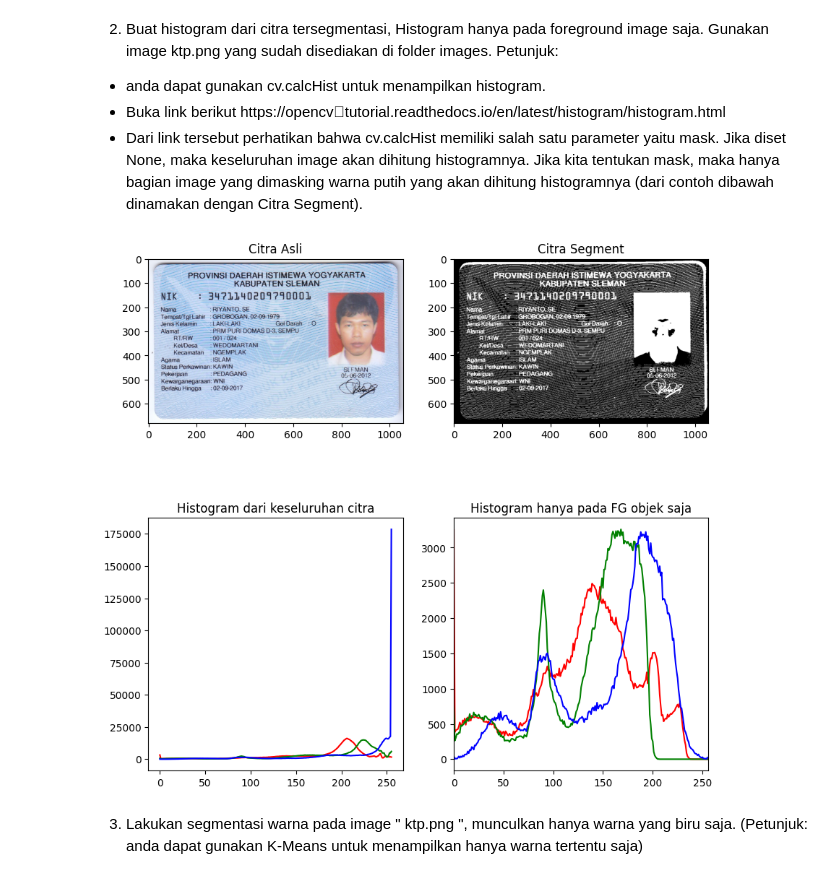
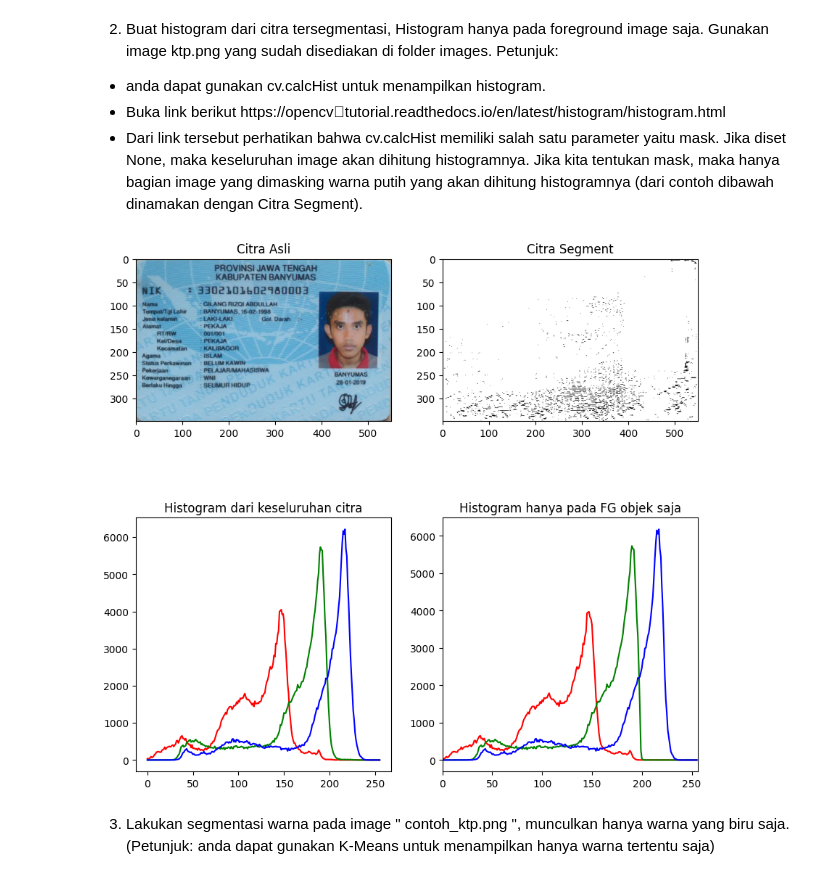
Before and after one commit to hizafioramahardika/PCVK_Genap_2021, a Jupyter notebook: Week10_Hiza.ipynb, the cells around one changed output. Saved outputs shown, nothing was run; the diff lists cells and outputs as text; code cells hidden in the pictures.

```diff
--- a/Week10_Hiza.ipynb
+++ b/Week10_Hiza.ipynb
@@ -97,7 +94,7 @@ image lena_gs_lc2.jpg so that it really looks different between the otsu's resul
 the usual global threshold)
 # %%
 # Dengan Library
-filename = ('/content/drive/MyDrive/Images/lena_gs_lc2.jpg')
+filename = ('/content/drive/MyDrive/PCVK/lena_gs_lc2.jpg')
 img_lgs = cv2.imread(filename, 0)
 blur = cv2.GaussianBlur(img_lgs,(5,5),0)
 thresh = 127
@@ -177,7 +174,7 @@ import cv2
 import numpy as np
 import matplotlib.pyplot as plt
 
-filename = ('/content/drive/MyDrive/Images/lily.jpg')
+filename = ('/content/drive/MyDrive/PCVK/lily.jpg')
 img_l = cv2.imread(filename)
 img_rgb = cv2.cvtColor(img_l,cv2.COLOR_BGR2RGB)
 img_gray = cv2.cvtColor(img_rgb,cv2.COLOR_BGR2GRAY)
@@ -265,7 +262,7 @@ import cv2 as cv
 import numpy as np
 import matplotlib.pyplot as plt
 
-filename = ('/content/drive/MyDrive/Images/KTP_More/ktp.png')
+filename = ('/content/drive/MyDrive/PCVK/contoh_ktp.png')
 img = cv.imread(filename, 0)
 blur = cv.GaussianBlur(img, (5, 5), 0)
 
@@ -327,7 +324,7 @@ dibawah dinamakan dengan Citra Segment).
 import cv2 as cv
 import matplotlib.pyplot as plt
 
-filename = ('/content/drive/MyDrive/Images/KTP_More/ktp.png')
+filename = ('/content/drive/MyDrive/PCVK/contoh_ktp.png')
 img = cv.imread(filename)
 img = cv.cvtColor(img, cv.COLOR_BGR2RGB)
 img_gray = cv.cvtColor(img, cv.COLOR_BGR2GRAY)
@@ -339,36 +336,36 @@ plt.figure(figsize=(10, 10))
 plt.subplot(2, 2, 1)
 plt.imshow(img)
 plt.title('Citra Asli')
 
 # Segmented Image
 plt.subplot(2, 2, 2)
 plt.imshow(mask, 'gray')
 plt.title('Citra Segment')
 
 color = ('r', 'g', 'b')
 
 for i, col in enumerate(color):
     hist0 = cv.calcHist([img], [i], None, [256], [0, 256])
 
     # Histogram for the entire image
     plt.subplot(2, 2, 3)
     plt.plot(hist0, color=col)
     plt.title('Histogram dari keseluruhan citra')
 
     hist1 = cv.calcHist([img], [i], mask, [256], [0, 256])
 
     # Histogram for the segmented region (foreground)
     plt.subplot(2, 2, 4)
     plt.plot(hist1, color=col)
     plt.title('Histogram hanya pada FG objek saja')
 
     plt.xlim([0, 256])
 
 plt.show()
 # %% [output]
-[figure, old version]
+[figure, new version]
 # %% [markdown]
-3. Lakukan segmentasi warna pada image " ktp.png ", munculkan hanya warna
+3. Lakukan segmentasi warna pada image " contoh_ktp.png ", munculkan hanya warna
 yang biru saja. (Petunjuk: anda dapat gunakan K-Means untuk menampilkan hanya
 warna tertentu saja)
 # %%
```
Also changed, not shown: parts of 7 cells of this notebook.
